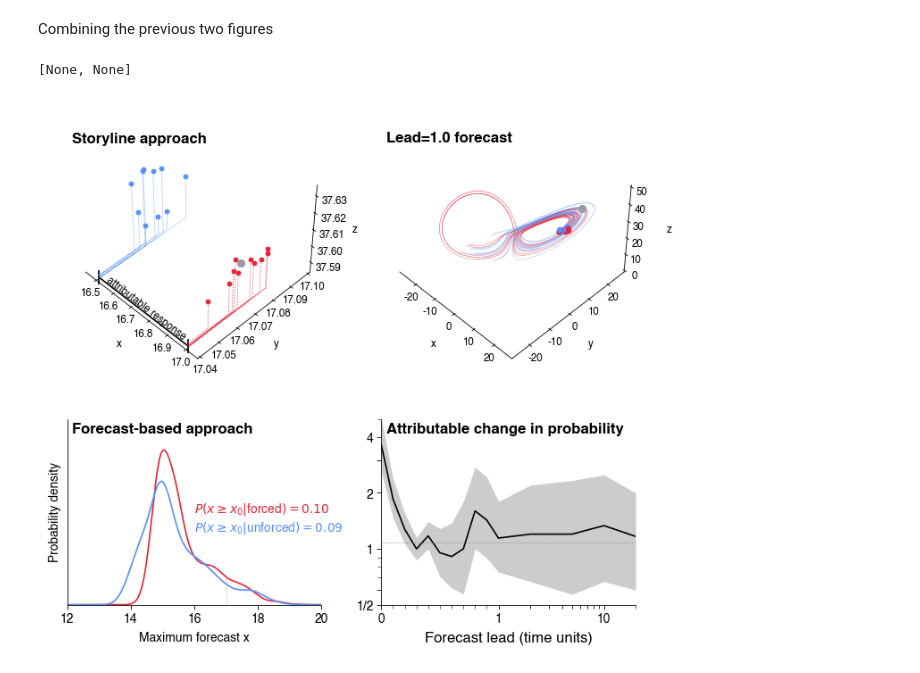
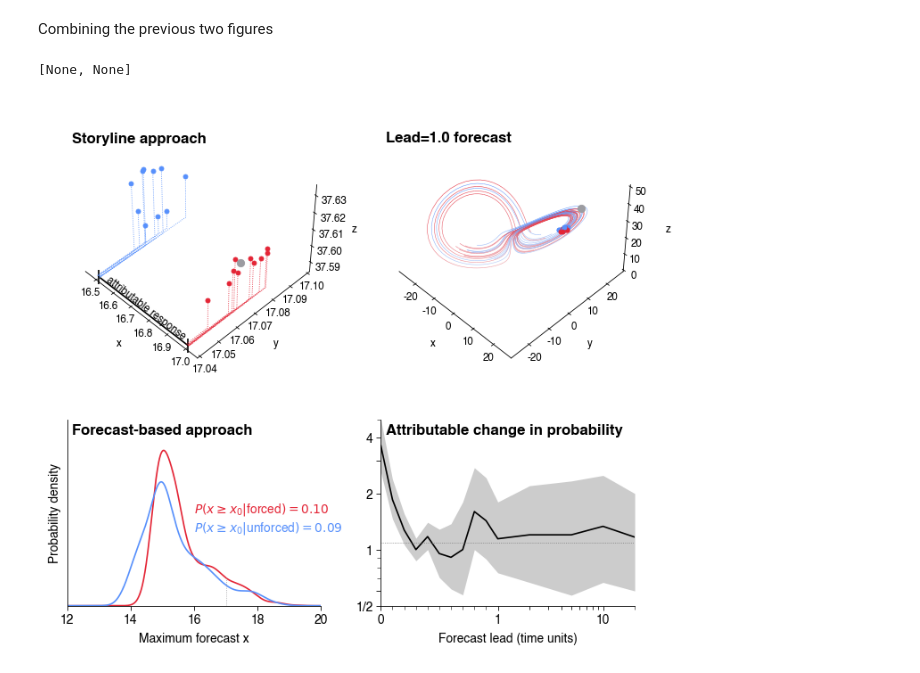
Before and after one commit to njleach/Thesis, a Jupyter notebook: Introduction/Figures/initialised-lorenz.ipynb, the cells around one changed output. Drawn from its saved outputs; the diff is of its cells as text; code cells hidden in the pictures.

```diff
--- a/Introduction/Figures/initialised-lorenz.ipynb
+++ b/Introduction/Figures/initialised-lorenz.ipynb
@@ -428,7 +428,7 @@ fig.dpi=120
 # %% [output]
 [figure]
 # %%
-lead=1
+lead=0.5
 
 fcsdata = fcs.sel(lead=lead,time=slice(0) if lead==0.0 else slice(None))
 
@@ -673,32 +673,32 @@ ax[0].tick_params(axis='z',labelsize='x-small',pad=-1)
 ## probability ratio by lead
 ax1 = fig.add_subplot(gs[-1,2:])
 
 ax1.plot(fcs.lead,np.nanmedian(RR_boot,axis=1),color='k')
 
 ax1.fill_between(fcs.lead,*np.nanquantile(RR_boot,[0.17,0.83],axis=1),lw=0,alpha=0.2,color='k')
 
 ax1.axhline(0.053163 / 0.049001,color='grey',lw=0.5,ls=':')
 
 ax1.set_xlim(0,20)
 ax1.set_xscale('symlog',linthresh=1,linscale=1,subs=[x/10 for x in [1,2,3,4,5,6,7,8,9]]+[2,3,4,5,6,7,8,9])
 ax1.set_ylim(1/2,5)
 ax1.set_yscale('log')
 ax1.set_yticks([1/2,0.6,1,2,3,4],labels=['1/2','','1','2','','4'])
-ax1.set_xlabel('Forecast lead (time units)')
+ax1.set_xlabel('Forecast lead (time units)',fontsize='small')
 ax1.tick_params(axis='both',labelsize='small')
 
 ax1.xaxis.set_major_formatter(matplotlib.ticker.ScalarFormatter())
 sn.despine(ax=ax1)
 ax1.text(0.02,0.98,'Attributable change in probability',transform=ax1.transAxes,va='top',ha='left',fontweight='bold')
 
 ## output figure options
 fig.patch.set_facecolor('xkcd:white')
 aspect = 1
 fig.set_size_inches(textwidth,textwidth*aspect)
 plt.tight_layout(w_pad=0,h_pad=0)
 fig.dpi=120
 
 [fig.savefig('./FigI.3.'+x,dpi=600,bbox_inches='tight') for x in ['png','pdf']]
 # %% [output]
 [None, None]
-[figure, old version]
+[figure, new version]
```
Also changed, not shown: parts of 1 cell of this notebook, 5 other files.
